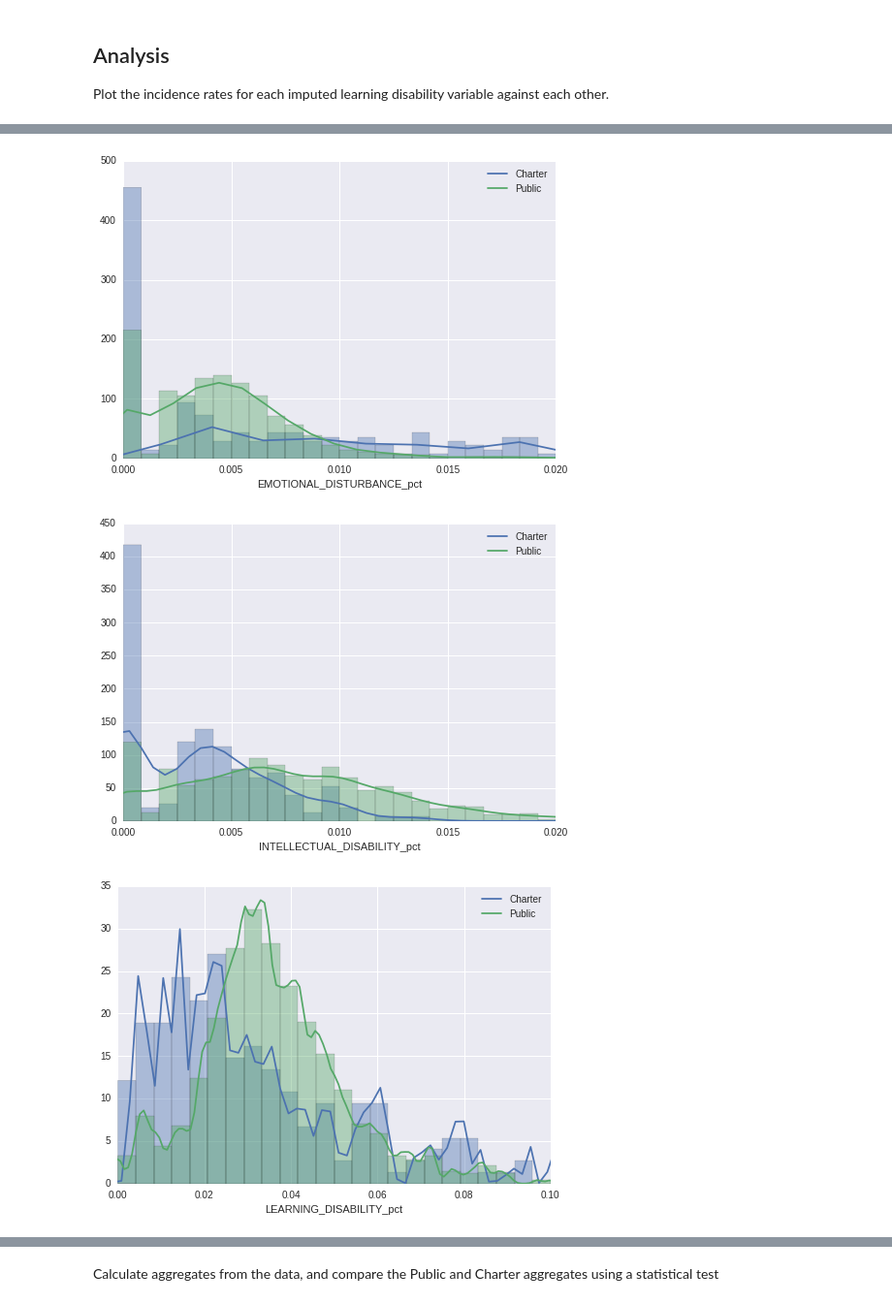
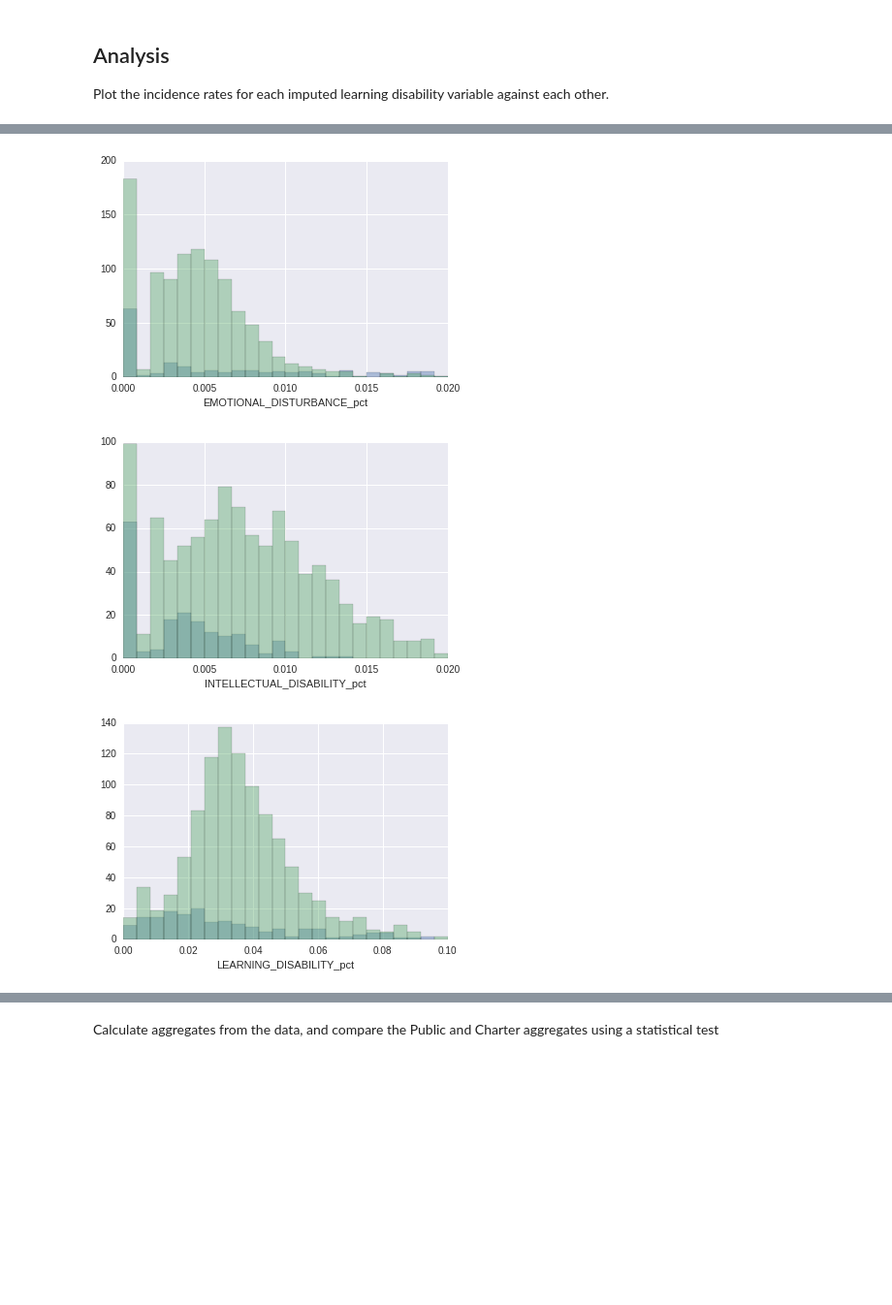
Before and after one commit to akaufman10/Charter-Shools, a Jupyter notebook: Charter_Schools.ipynb, the cells around one changed output, grey strips where cells are left out. Shown at 97% size. Drawn from its saved outputs; the diff is of its cells as text; code cells hidden in the pictures; blank space fills up the shorter version.

Commit message:
added toggle to plotIncidenceRate function to for normalization

```diff
--- a/Charter_Schools.ipynb
+++ b/Charter_Schools.ipynb
@@ -107,7 +107,7 @@ def plotSensitivity(data):
     pp.close()
     os.chdir(home)
 
-def plotIncidenceRates(charterData,publicData):
+def plotIncidenceRates(charterData,publicData,norm=True):
 
     columns = [u'AUTISM_pct', u'EMOTIONAL_DISTURBANCE_pct',
        u'INTELLECTUAL_DISABILITY_pct', u'LEARNING_DISABILITY_pct',
@@ -127,8 +127,8 @@ def plotIncidenceRates(charterData,publicData):
         width = widthList[counter]
         counter = counter + 1
         fig, ax = plt.subplots()
-        sns.distplot(charterData[col], bins=np.linspace(0.0,width,25),ax=ax,kde=True, kde_kws={'bw':'.001','label':'Charter'})
-        sns.distplot(publicData[col], bins=np.linspace(0.0,width,25),ax=ax,kde=True, kde_kws={'bw':'.001','label':'Public'})
+        sns.distplot(charterData[col], bins=np.linspace(0.0,width,25),ax=ax,kde=norm, kde_kws={'bw':'.001','label':'Charter'})
+        sns.distplot(publicData[col], bins=np.linspace(0.0,width,25),ax=ax,kde=norm, kde_kws={'bw':'.001','label':'Public'})
         ax.set_xlim([0, width])
         print(fig)
         pp.savefig()
@@ -286,5 +286,5 @@ Analysis
 --------
 Plot the incidence rates for each imputed learning disability variable against each other.
 # %%
-plotIncidenceRates(charterData,publicData)
+plotIncidenceRates(charterData,publicData, norm=False)
 # %% [output]
@@ -304,3 +304,3 @@ Figure(640x440)
-[figure, old version]
+[figure, new version]
-[figure, old version]
+[figure, new version]
-[figure, old version]
+[figure, new version]
```
Also changed, not shown: parts of 2 cells of this notebook.
